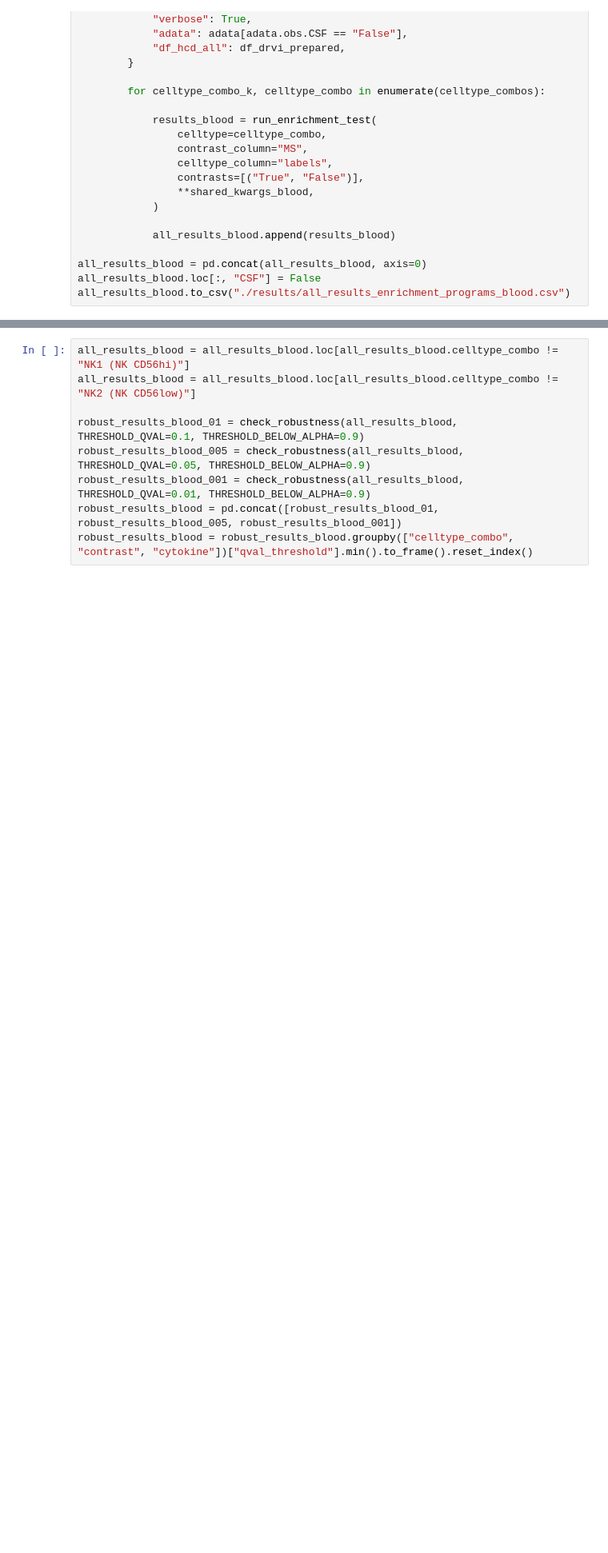
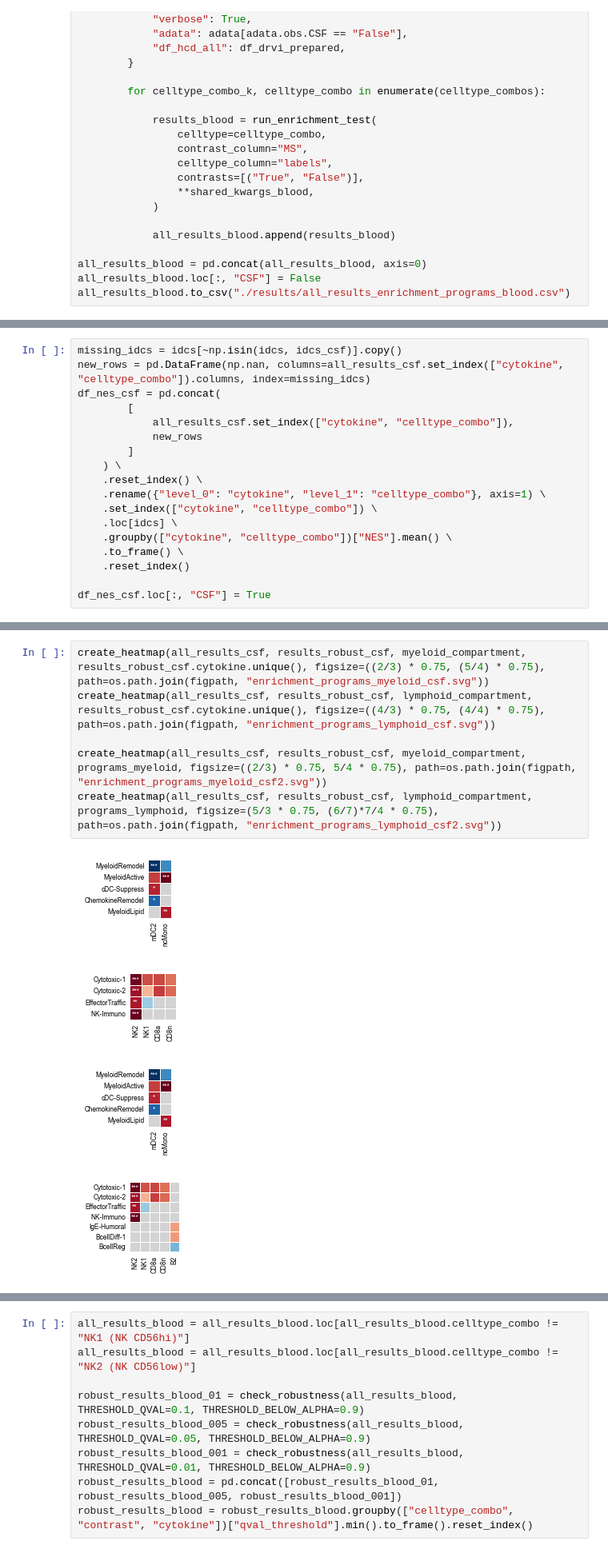
Before and after one commit to theislab/HumanCytokineDict, a Jupyter notebook: notebooks/08_usecase_MS/002_enrichment_MS_programs.ipynb, the cells around one changed output, grey strips where cells are left out. Shown: that part at 80% size. Saved outputs shown, nothing was run; the diff lists cells and outputs as text; blank space fills up the shorter version.

```diff
--- a/notebooks/08_usecase_MS/002_enrichment_MS_programs.ipynb
+++ b/notebooks/08_usecase_MS/002_enrichment_MS_programs.ipynb
@@ -482,0 +686,18 @@ def check_robustness(
+# %%
+missing_idcs = idcs[~np.isin(idcs, idcs_csf)].copy()
+new_rows = pd.DataFrame(np.nan, columns=all_results_csf.set_index(["cytokine", "celltype_combo"]).columns, index=missing_idcs)
+df_nes_csf = pd.concat(
+        [
+            all_results_csf.set_index(["cytokine", "celltype_combo"]),
+            new_rows
+        ]
+    ) \
+    .reset_index() \
+    .rename({"level_0": "cytokine", "level_1": "celltype_combo"}, axis=1) \
+    .set_index(["cytokine", "celltype_combo"]) \
+    .loc[idcs] \
+    .groupby(["cytokine", "celltype_combo"])["NES"].mean() \
+    .to_frame() \
+    .reset_index()
+
+df_nes_csf.loc[:, "CSF"] = True
@@ -482,0 +736,11 @@ def check_robustness(
+# %%
+create_heatmap(all_results_csf, results_robust_csf, myeloid_compartment, results_robust_csf.cytokine.unique(), figsize=((2/3) * 0.75, (5/4) * 0.75), path=os.path.join(figpath, "enrichment_programs_myeloid_csf.svg"))
+create_heatmap(all_results_csf, results_robust_csf, lymphoid_compartment, results_robust_csf.cytokine.unique(), figsize=((4/3) * 0.75, (4/4) * 0.75), path=os.path.join(figpath, "enrichment_programs_lymphoid_csf.svg"))
+
+create_heatmap(all_results_csf, results_robust_csf, myeloid_compartment, programs_myeloid, figsize=((2/3) * 0.75, 5/4 * 0.75), path=os.path.join(figpath, "enrichment_programs_myeloid_csf2.svg"))
+create_heatmap(all_results_csf, results_robust_csf, lymphoid_compartment, programs_lymphoid, figsize=(5/3 * 0.75, (6/7)*7/4 * 0.75), path=os.path.join(figpath, "enrichment_programs_lymphoid_csf2.svg"))
+# %% [output]
+[figure, added]
+[figure, added]
+[figure, added]
+[figure, added]
```
Also changed, not shown: parts of 28 cells of this notebook, 1 other file.
